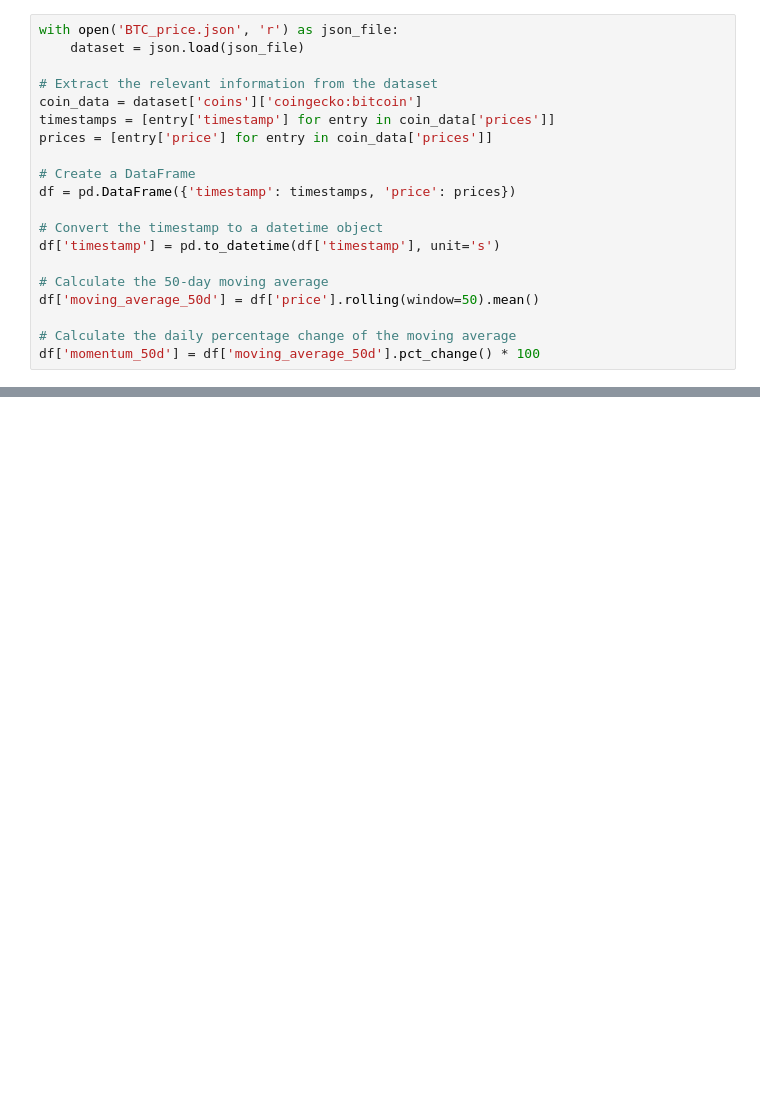
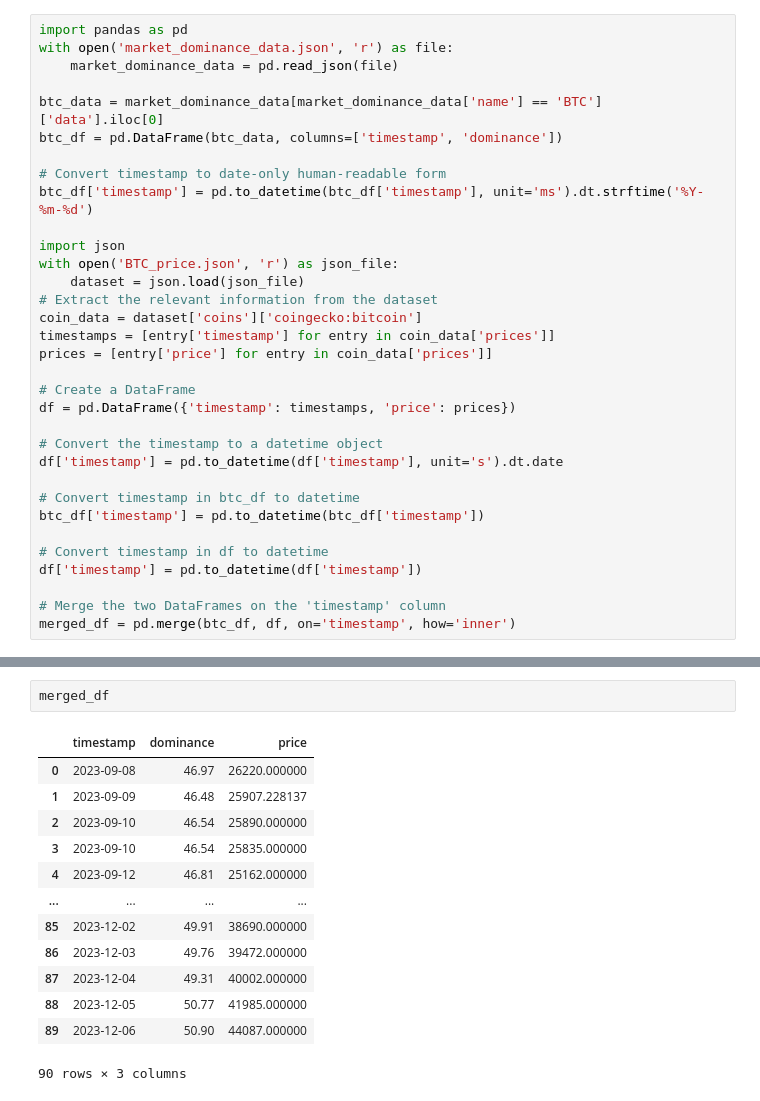
Before and after one commit to Yashk127/CryptoMoodIndex, a Jupyter notebook: Crypto Mood Index 1.ipynb, the cells around one changed output, grey strips where cells are left out. Saved outputs shown, nothing was run; the diff lists cells and outputs as text; blank space fills up the shorter version.

```diff
--- a/Crypto Mood Index 1.ipynb
+++ b/Crypto Mood Index 1.ipynb
@@ -7,7 +1,17 @@ import matplotlib.pyplot as plt
 # %%
+import pandas as pd
+with open('market_dominance_data.json', 'r') as file:
+    market_dominance_data = pd.read_json(file)
+
+btc_data = market_dominance_data[market_dominance_data['name'] == 'BTC']['data'].iloc[0]
+btc_df = pd.DataFrame(btc_data, columns=['timestamp', 'dominance'])
+
+# Convert timestamp to date-only human-readable form
+btc_df['timestamp'] = pd.to_datetime(btc_df['timestamp'], unit='ms').dt.strftime('%Y-%m-%d')
+
+import json
 with open('BTC_price.json', 'r') as json_file:
     dataset = json.load(json_file)
-
 # Extract the relevant information from the dataset
 coin_data = dataset['coins']['coingecko:bitcoin']
 timestamps = [entry['timestamp'] for entry in coin_data['prices']]
@@ -17,10 +21,13 @@ prices = [entry['price'] for entry in coin_data['prices']]
 df = pd.DataFrame({'timestamp': timestamps, 'price': prices})
 
 # Convert the timestamp to a datetime object
-df['timestamp'] = pd.to_datetime(df['timestamp'], unit='s')
+df['timestamp'] = pd.to_datetime(df['timestamp'], unit='s').dt.date
 
-# Calculate the 50-day moving average
-df['moving_average_50d'] = df['price'].rolling(window=50).mean()
+# Convert timestamp in btc_df to datetime
+btc_df['timestamp'] = pd.to_datetime(btc_df['timestamp'])
 
-# Calculate the daily percentage change of the moving average
-df['momentum_50d'] = df['moving_average_50d'].pct_change() * 100
+# Convert timestamp in df to datetime
+df['timestamp'] = pd.to_datetime(df['timestamp'])
+
+# Merge the two DataFrames on the 'timestamp' column
+merged_df = pd.merge(btc_df, df, on='timestamp', how='inner')
@@ -67,0 +70,16 @@ plt.show()
+# %%
+merged_df
+# %% [output]
+|  | timestamp | dominance | price |
+| 0 | 2023-09-08 | 46.97 | 26220.000000 |
+| 1 | 2023-09-09 | 46.48 | 25907.228137 |
+| 2 | 2023-09-10 | 46.54 | 25890.000000 |
+| 3 | 2023-09-10 | 46.54 | 25835.000000 |
+| 4 | 2023-09-12 | 46.81 | 25162.000000 |
+| ... | ... | ... | ... |
+| 85 | 2023-12-02 | 49.91 | 38690.000000 |
+| 86 | 2023-12-03 | 49.76 | 39472.000000 |
+| 87 | 2023-12-04 | 49.31 | 40002.000000 |
+| 88 | 2023-12-05 | 50.77 | 41985.000000 |
+| 89 | 2023-12-06 | 50.90 | 44087.000000 |
+90 rows × 3 columns
```
Also changed, not shown: parts of 16 cells of this notebook.
